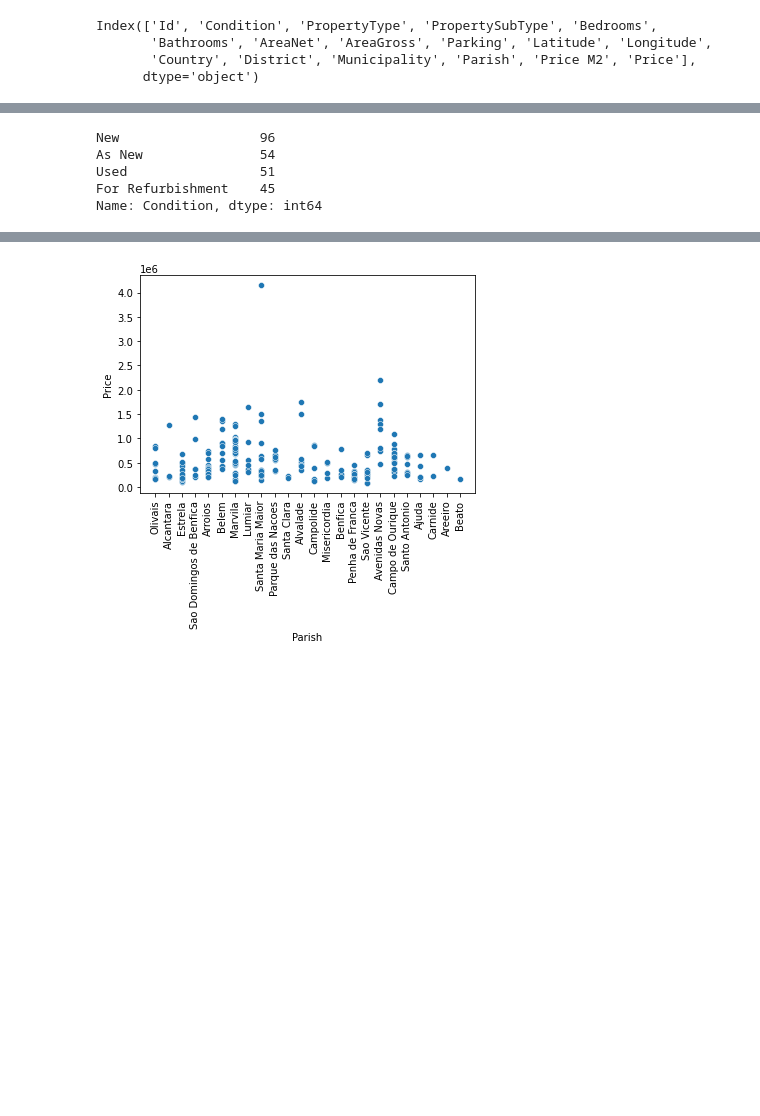
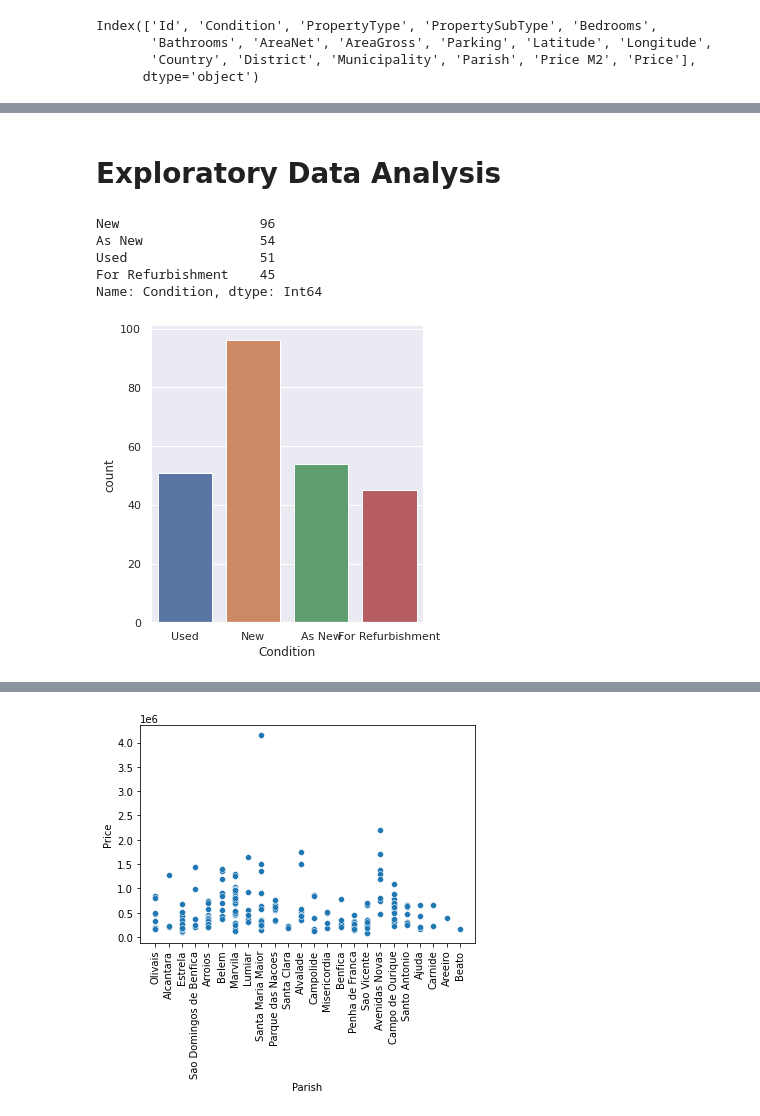
Before and after one commit to Rafabro8500/Data_Science_Fundamentals, a Jupyter notebook: Project - Lisbon House Prices.ipynb, the cells around one changed output, grey strips where cells are left out. Drawn from its saved outputs; the diff is of its cells as text; code cells hidden in the pictures; blank space fills up the shorter version.

```diff
--- a/Project - Lisbon House Prices.ipynb
+++ b/Project - Lisbon House Prices.ipynb
@@ -74,12 +136,17 @@ df_raw.describe(include='all')
 | 50% | 227.500000 | NaN | NaN | NaN | 2.000000 | 2.000000 | 90.000000 | 180.000000 | 0.000000 | ... |
 | 75% | 288.750000 | NaN | NaN | NaN | 3.000000 | 2.000000 | 145.000000 | 290.000000 | 0.000000 | ... |
 | max | 350.000000 | NaN | NaN | NaN | 11.000000 | 6.000000 | 573.000000 | 1146.000000 | 3.000000 | ... |
+# %% [markdown]
+# Exploratory Data Analysis
 # %%
-df_raw['Condition'].value_counts()
+sn.set()
+print(df['Condition'].value_counts())
+sn.catplot(x="Condition", kind="count", data=df);
 # %% [output]
 New                  96
 As New               54
 Used                 51
 For Refurbishment    45
-Name: Condition, dtype: int64
+Name: Condition, dtype: Int64
+[figure, added]
 # %%
```
Also changed, not shown: parts of 22 cells of this notebook, 1 other file.
